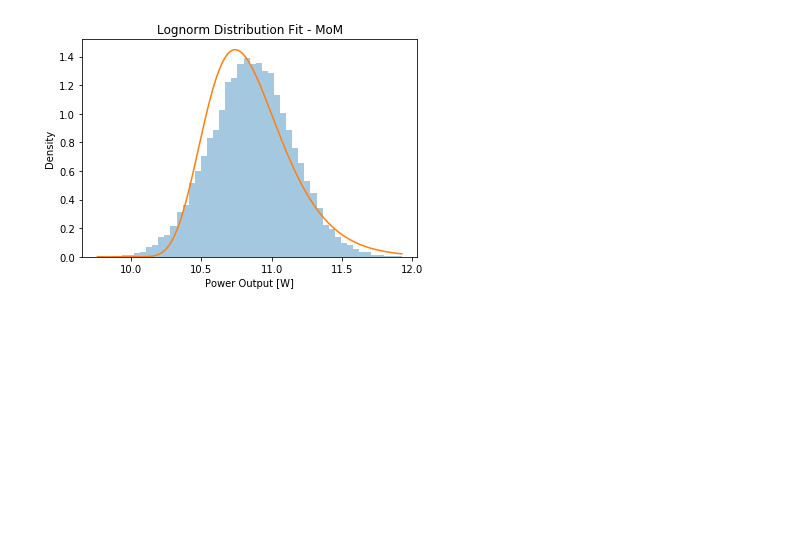
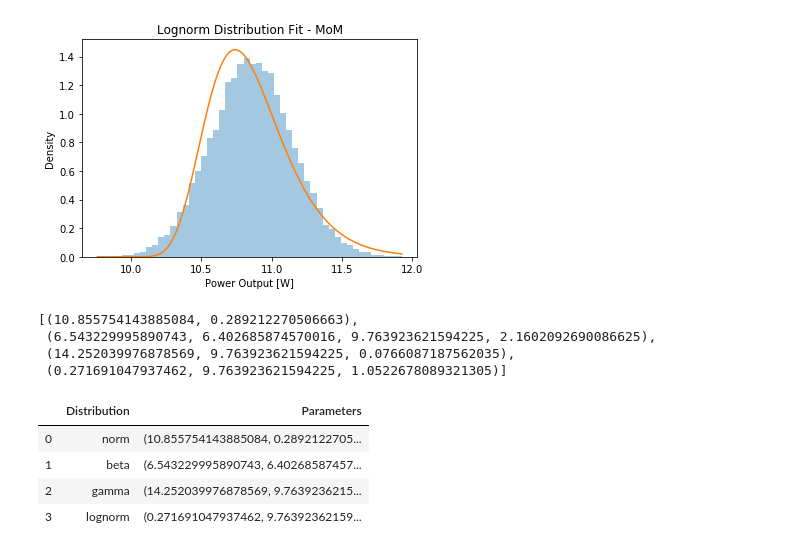
Before and after one commit to oriolgarrobe/Thesis, a Jupyter notebook: Method_of_Moments.ipynb, the cells around one changed output. Cells and saved outputs as stored; diff of their text form; code cells hidden in the pictures; blank space fills up the shorter version.

```diff
--- a/Method_of_Moments.ipynb
+++ b/Method_of_Moments.ipynb
@@ -43,0 +49,4 @@ simulation.sort()
+# %%
+params_normal = MoM.norm_from_moments()
+parameters.append(params_normal)
+params_normal
@@ -118,3 +125,21 @@ lognorm_fit.set_ylabel('Density')
 plt.savefig('Data/Plots/MoM_Lognorm.png')
 # %% [output]
 [figure]
+# %%
+parameters
+# %% [output]
+[(10.855754143885084, 0.289212270506663),
+ (6.543229995890743, 6.402685874570016, 9.763923621594225, 2.1602092690086625),
+ (14.252039976878569, 9.763923621594225, 0.0766087187562035),
+ (0.271691047937462, 9.763923621594225, 1.0522678089321305)]
+# %%
+results = pd.DataFrame()
+results['Distribution'] = dist_names
+results['Parameters'] = parameters
+results
+# %% [output]
+|  | Distribution | Parameters |
+| 0 | norm | (10.855754143885084, 0.2892122705... |
+| 1 | beta | (6.543229995890743, 6.40268587457... |
+| 2 | gamma | (14.252039976878569, 9.7639236215... |
+| 3 | lognorm | (0.271691047937462, 9.76392362159... |
```
Also changed, not shown: parts of 24 cells of this notebook, 5 other files.
